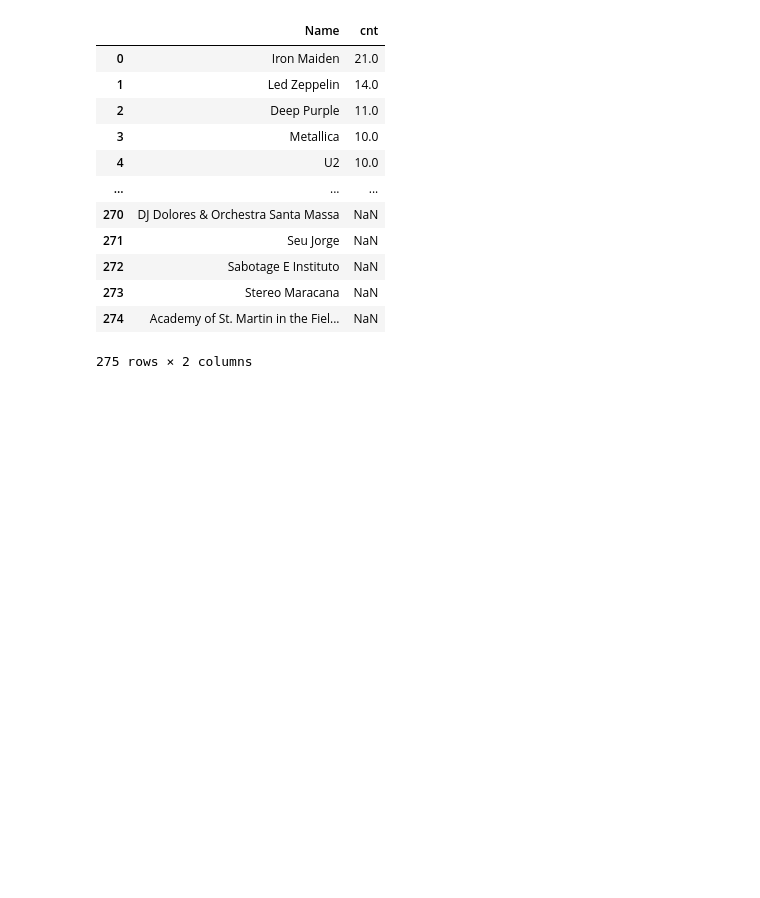
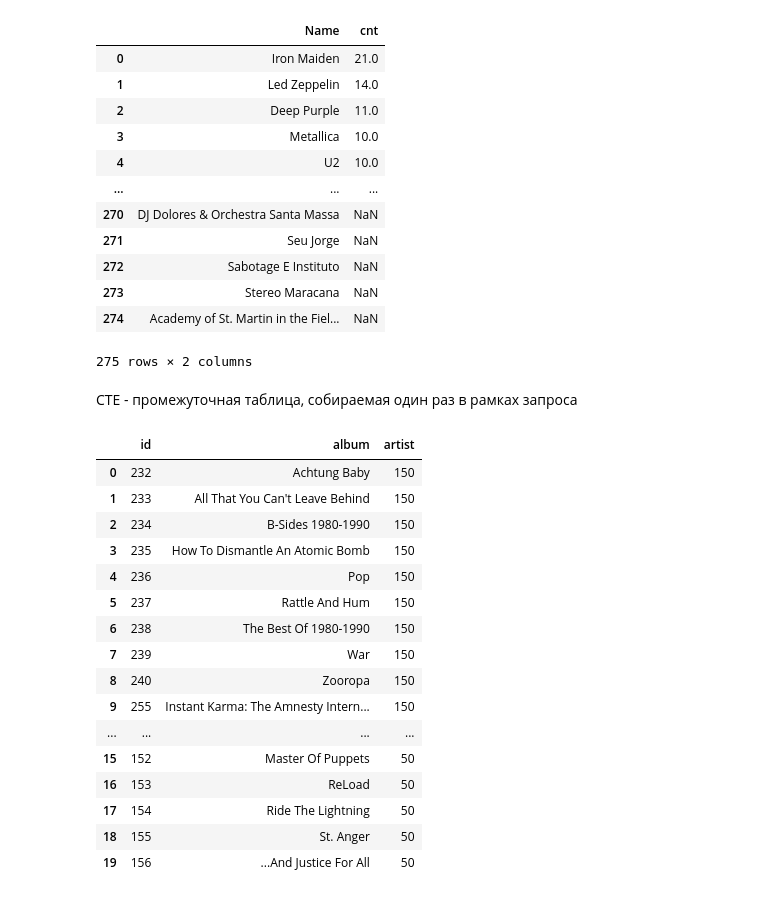
Before and after one commit to sortvalues/my_rep_01, a Jupyter notebook: zooming_up/SQL/sqlite_pracs.ipynb, the cells around one changed output. Drawn from its saved outputs; the diff is of its cells as text; code cells hidden in the pictures; blank space fills up the shorter version.

```diff
--- a/zooming_up/SQL/sqlite_pracs.ipynb
+++ b/zooming_up/SQL/sqlite_pracs.ipynb
@@ -287,3 +287,53 @@ query = """
         FROM    albums
         """
 pd.read_sql_query(query, connection)
+# %% [markdown]
+CTE - промежуточная таблица, собираемая один раз в рамках запроса
+# %%
+query = """
+        WITH    U2 (id, album, artist) AS
+                (SELECT *
+                FROM albums
+                WHERE artistid =
+                        (SELECT artistid
+                        FROM artists
+                        WHERE name = 'U2')
+                )
+
+       ,        Metallica AS
+                (SELECT *
+                FROM albums
+                WHERE artistid =
+                        (SELECT artistid
+                        FROM artists
+                        WHERE name = 'Metallica')
+                        )
+
+
+        SELECT *
+        FROM U2
+
+        UNION ALL
+
+        SELECT *
+        FROM Metallica
+        """
+pd.read_sql_query(query, connection)
+# %% [output]
+|  | id | album | artist |
+| 0 | 232 | Achtung Baby | 150 |
+| 1 | 233 | All That You Can't Leave Behind | 150 |
+| 2 | 234 | B-Sides 1980-1990 | 150 |
+| 3 | 235 | How To Dismantle An Atomic Bomb | 150 |
+| 4 | 236 | Pop | 150 |
+| 5 | 237 | Rattle And Hum | 150 |
+| 6 | 238 | The Best Of 1980-1990 | 150 |
+| 7 | 239 | War | 150 |
+| 8 | 240 | Zooropa | 150 |
+| 9 | 255 | Instant Karma: The Amnesty Intern... | 150 |
+| ... | ... | ... | ... |
+| 15 | 152 | Master Of Puppets | 50 |
+| 16 | 153 | ReLoad | 50 |
+| 17 | 154 | Ride The Lightning | 50 |
+| 18 | 155 | St. Anger | 50 |
+| 19 | 156 | ...And Justice For All | 50 |
```
Also changed, not shown: parts of 3 cells of this notebook.
